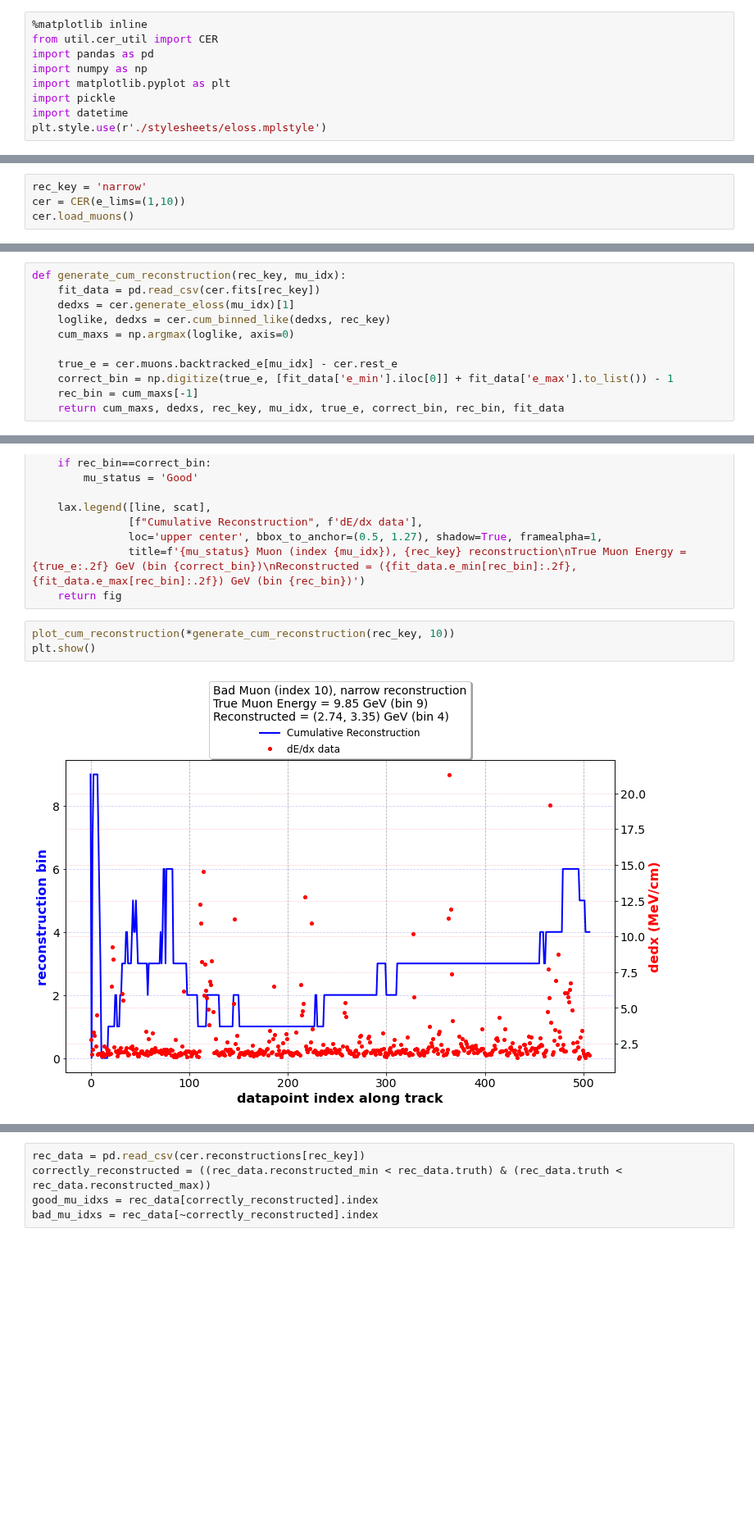
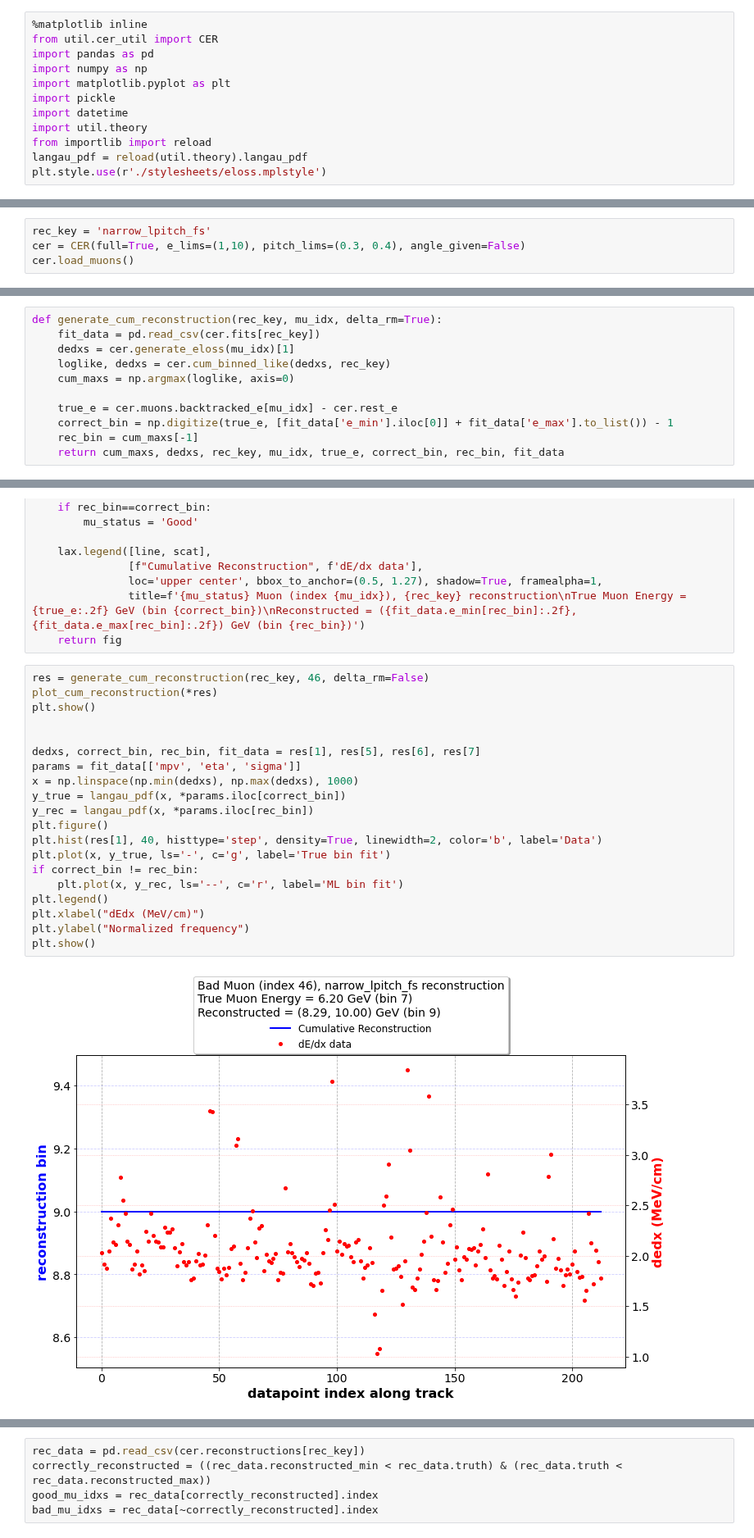
Before and after one commit to socrossley/Cosmic_Muon_CER, a Jupyter notebook: Cumulative_Reconstructions.ipynb, the cells around one changed output, grey strips where cells are left out. Shown at 82% size. Cells and saved outputs as stored; diff of their text form; blank space fills up the shorter version.

Commit message:
Refactored reconstruction and implemented delta-ray removal algorithm; fixed fitting error

```diff
--- a/Cumulative_Reconstructions.ipynb
+++ b/Cumulative_Reconstructions.ipynb
@@ -6,12 +6,15 @@ import numpy as np
 import matplotlib.pyplot as plt
 import pickle
 import datetime
+import util.theory
+from importlib import reload
+langau_pdf = reload(util.theory).langau_pdf
 plt.style.use(r'./stylesheets/eloss.mplstyle')
 # %% [markdown]
 Need to define <code>rec_key</code> to be for the reconstruction with the same parameters as those passed into the CER constructor here. This is a problem that needs refactoring in the future. Even with this, check that the energies of the reconstructed muons is equal to the energies of muons in <code>cer.muons</code>. (Due to updates to the selection cuts, this fails for the base reconstructions).
 # %%
-rec_key = 'narrow'
-cer = CER(e_lims=(1,10))
+rec_key = 'narrow_lpitch_fs'
+cer = CER(full=True, e_lims=(1,10), pitch_lims=(0.3, 0.4), angle_given=False)
 cer.load_muons()
 # %% [output]
 Loading Data...
@@ -37,7 +41,7 @@ def savefig(fig, name):
     fig.savefig(path, bbox_inches='tight')
     print(f'Saved to {path}')
 # %%
-def generate_cum_reconstruction(rec_key, mu_idx):
+def generate_cum_reconstruction(rec_key, mu_idx, delta_rm=True):
     fit_data = pd.read_csv(cer.fits[rec_key])
     dedxs = cer.generate_eloss(mu_idx)[1]
     loglike, dedxs = cer.cum_binned_like(dedxs, rec_key)
@@ -71,7 +75,24 @@ def plot_cum_reconstruction(cum_maxs, dedxs, rec_key=None, mu_idx=None, true_e=N
                title=f'{mu_status} Muon (index {mu_idx}), {rec_key} reconstruction\nTrue Muon Energy = {true_e:.2f} GeV (bin {correct_bin})\nReconstructed = ({fit_data.e_min[rec_bin]:.2f}, {fit_data.e_max[rec_bin]:.2f}) GeV (bin {rec_bin})')
     return fig
 # %%
-plot_cum_reconstruction(*generate_cum_reconstruction(rec_key, 10))
+res = generate_cum_reconstruction(rec_key, 46, delta_rm=False)
+plot_cum_reconstruction(*res)
 plt.show()
+
+
+dedxs, correct_bin, rec_bin, fit_data = res[1], res[5], res[6], res[7]
+params = fit_data[['mpv', 'eta', 'sigma']]
+x = np.linspace(np.min(dedxs), np.max(dedxs), 1000)
+y_true = langau_pdf(x, *params.iloc[correct_bin])
+y_rec = langau_pdf(x, *params.iloc[rec_bin])
+plt.figure()
+plt.hist(res[1], 40, histtype='step', density=True, linewidth=2, color='b', label='Data')
+plt.plot(x, y_true, ls='-', c='g', label='True bin fit')
+if correct_bin != rec_bin:
+    plt.plot(x, y_rec, ls='--', c='r', label='ML bin fit')
+plt.legend()
+plt.xlabel("dEdx (MeV/cm)")
+plt.ylabel("Normalized frequency")
+plt.show()
 # %% [output]
-[figure, old version]
+[figure, new version]
```
Also changed, not shown: parts of 3 cells of this notebook, 9 other files.
